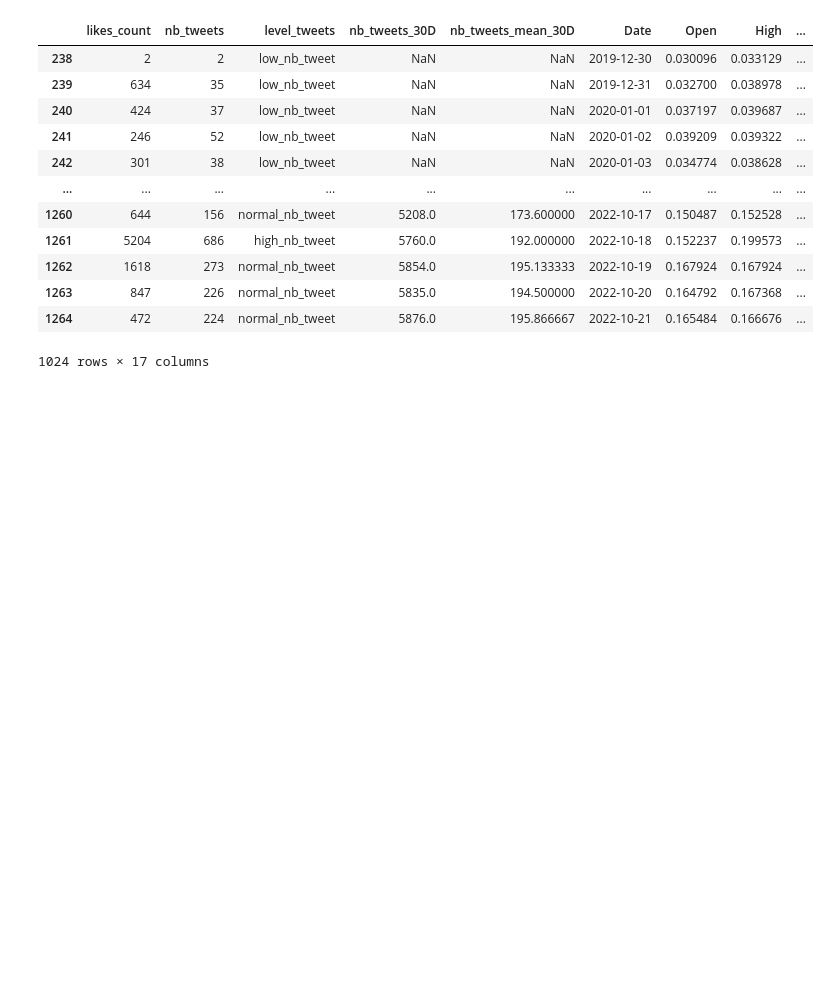
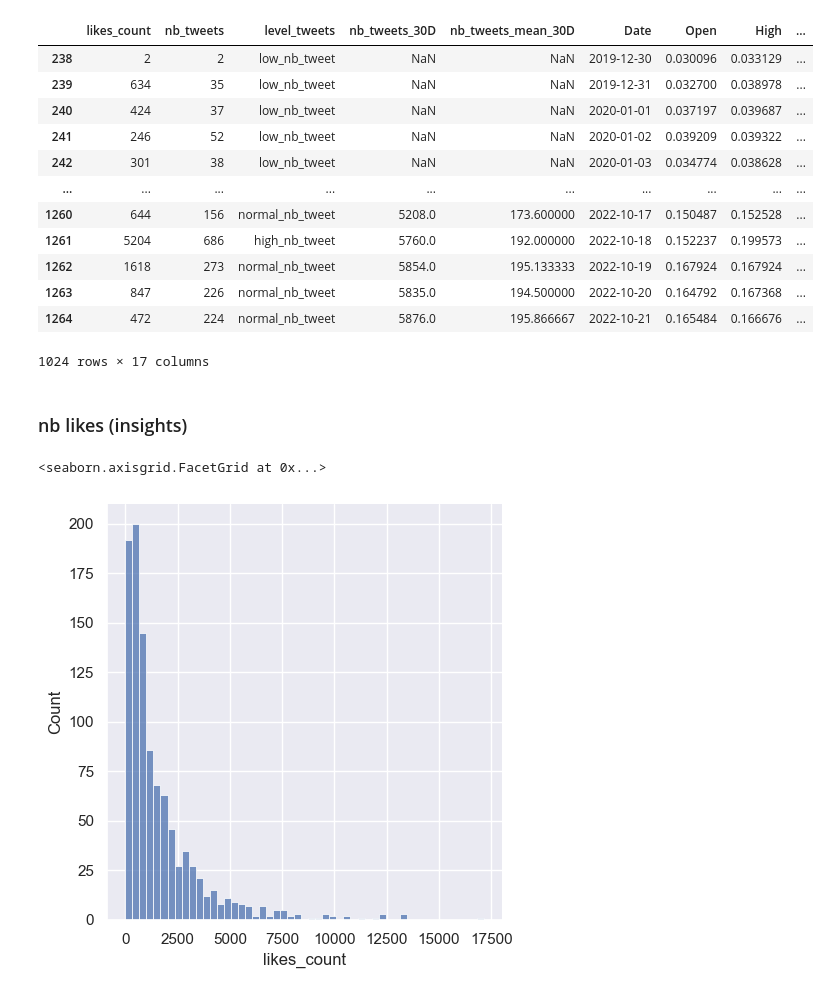
Before and after one commit to jeugregg/TokenSentiment, a Jupyter notebook: 01_data_exploration.ipynb, the cells around one changed output. Drawn from its saved outputs; the diff is of its cells as text; code cells hidden in the pictures; blank space fills up the shorter version.

```diff
--- a/01_data_exploration.ipynb
+++ b/01_data_exploration.ipynb
@@ -1070,7 +1069,6 @@ What insights can be derived from this correlation?
 ### Sum Likes for all tweets in a day
 # %%
 df_nb_likes = df_tweets[df_tweets["cash"] == True][["likes_count", "date_utc"]].groupby("date_utc").sum()
-df_nb_likes.rename(columns={"id":"nb_likes"}, inplace=True)
 df_nb_likes
 # %% [output]
 |  | likes_count |
@@ -1106,7 +1104,8 @@ df_nb
 # %% [markdown]
 ### merge data
 # %%
-df_nb_likes.merge(df_nb, how='inner', left_index=True, right_on='Date', suffixes=(False, False))
+df_nb = df_nb_likes.merge(df_nb, how='inner', left_index=True, right_on='Date', suffixes=(False, False))
+df_nb
 # %% [output]
 |  | likes_count | nb_tweets | level_tweets | nb_tweets_30D | nb_tweets_mean_30D | Date | Open | High | ... |
 | 238 | 2 | 2 | low_nb_tweet | NaN | NaN | 2019-12-30 | 0.030096 | 0.033129 | ... |
@@ -1121,3 +1120,10 @@ df_nb_likes.merge(df_nb, how='inner', left_index=True, right_on='Date', suffixes
 | 1263 | 847 | 226 | normal_nb_tweet | 5835.0 | 194.500000 | 2022-10-20 | 0.164792 | 0.167368 | ... |
 | 1264 | 472 | 224 | normal_nb_tweet | 5876.0 | 195.866667 | 2022-10-21 | 0.165484 | 0.166676 | ... |
 1024 rows × 17 columns
+# %% [markdown]
+### nb likes (insights)
+# %%
+sns.displot(df_nb, x="likes_count")
+# %% [output]
+<seaborn.axisgrid.FacetGrid at 0x...>
+[figure, added]
```
Also changed, not shown: parts of 73 cells of this notebook, 1 other file.
